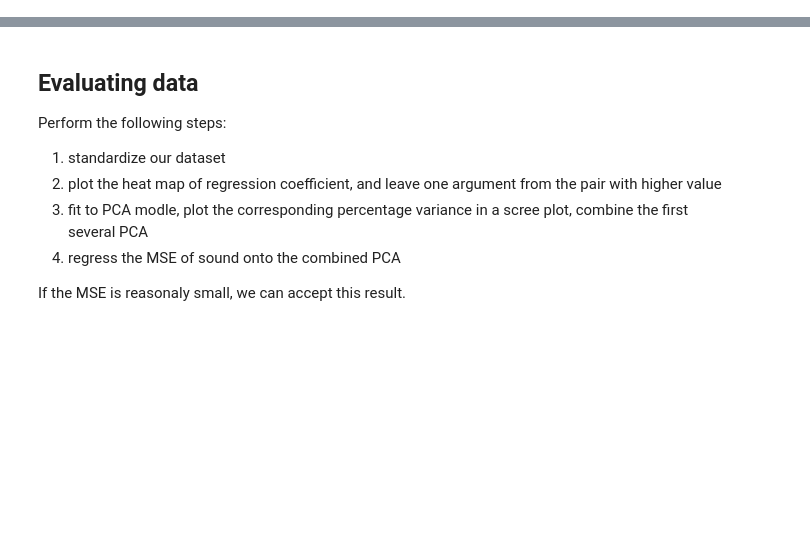
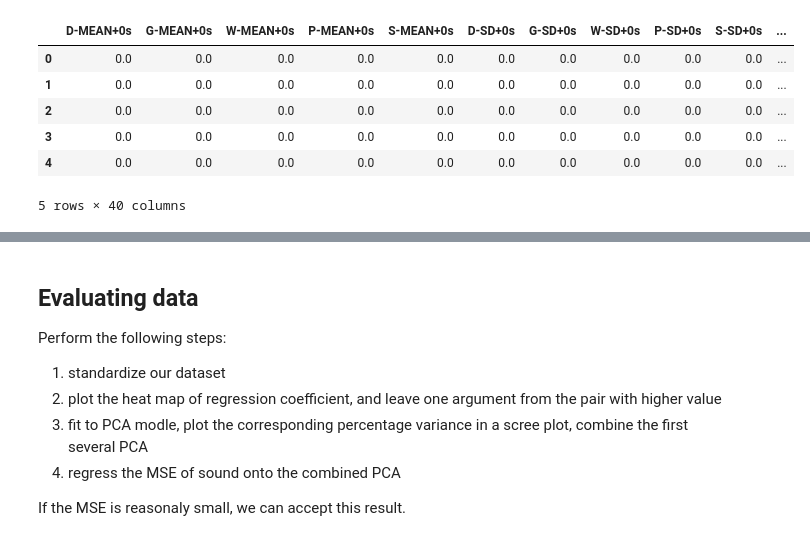
Before and after one commit to yhbcode000/AI-Vocaloid-Tuner, a Jupyter notebook: 1 Feasibility Test/feasibilityTest.ipynb, the cells around one changed output, grey strips where cells are left out. Drawn from its saved outputs; the diff is of its cells as text; code cells hidden in the pictures; blank space fills up the shorter version.

Commit message:
finish xml resolver

```diff
--- a/1 Feasibility Test/feasibilityTest.ipynb
+++ b/1 Feasibility Test/feasibilityTest.ipynb
@@ -34,0 +33,2 @@ VocaloidDataDict = resolver.getFormatedVocaloidDataInDict()
+# %%
+VocaloidDataDfs = [resolver.loadFormatedVocaloidData() for resolver in resolverList]
@@ -34,0 +44,6 @@ VocaloidDataDict = resolver.getFormatedVocaloidDataInDict()
+# %%
+import pandas as pd
+VocaloidDataDf = pd.DataFrame()
+for VocaloidDataDfIndex in range(len(VocaloidDataDfs)):
+    VocaloidDataDf = VocaloidDataDf.append(VocaloidDataDfs[VocaloidDataDfIndex])
+VocaloidDataDf.head()
@@ -34,0 +77,3 @@ VocaloidDataDict = resolver.getFormatedVocaloidDataInDict()
+# %%
+VocaloidDataDf = VocaloidDataDf.reset_index()
+VocaloidDataDf.columns
@@ -34,0 +93,37 @@ VocaloidDataDict = resolver.getFormatedVocaloidDataInDict()
+# %%
+import numpy as np
+
+# mean with 0s
+continuousArgsDf = pd.DataFrame()
+continuousArgsDf = VocaloidDataDf[["D","G","W","P","S"]].applymap(np.mean)
+continuousArgsDf.columns = continuousArgsDf.columns.map(lambda x : x+("-MEAN+0s"))
+
+# sd with 0s
+continuousArgsDfTemp = VocaloidDataDf[["D","G","W","P","S"]].applymap(np.std)
+continuousArgsDfTemp.columns = continuousArgsDfTemp.columns.map(lambda x : x+("-SD+0s"))
+continuousArgsDf = continuousArgsDf.join(continuousArgsDfTemp,on=continuousArgsDf.index)
+
+# without 0s
+
+def appendAspect(dict, continuousArgsDf):
+    for key in dict.keys():
+        continuousArgsDfTemp = VocaloidDataDf[["D","G","W","P","S"]].applymap(lambda x : dict[key]([i for i in x if i!=0]+[0]))
+        continuousArgsDfTemp.columns = continuousArgsDfTemp.columns.map(lambda x : x+(key))
+        continuousArgsDf = continuousArgsDf.join(continuousArgsDfTemp,on=continuousArgsDf.index)
+    return continuousArgsDf
+
+from scipy import stats
+
+aspectDict = {"-MEAN": np.mean,"-SD": np.std,"-MIN": np.min,"-MAX": np.max,"-MID": np.median,"-MOD": lambda x : stats.mode(x)[0][0]}
+
+continuousArgsDf = appendAspect(aspectDict,continuousArgsDf)
+
+continuousArgsDf.head()
+# %% [output]
+|  | D-MEAN+0s | G-MEAN+0s | W-MEAN+0s | P-MEAN+0s | S-MEAN+0s | D-SD+0s | G-SD+0s | W-SD+0s | P-SD+0s | S-SD+0s | ... |
+| 0 | 0.0 | 0.0 | 0.0 | 0.0 | 0.0 | 0.0 | 0.0 | 0.0 | 0.0 | 0.0 | ... |
+| 1 | 0.0 | 0.0 | 0.0 | 0.0 | 0.0 | 0.0 | 0.0 | 0.0 | 0.0 | 0.0 | ... |
+| 2 | 0.0 | 0.0 | 0.0 | 0.0 | 0.0 | 0.0 | 0.0 | 0.0 | 0.0 | 0.0 | ... |
+| 3 | 0.0 | 0.0 | 0.0 | 0.0 | 0.0 | 0.0 | 0.0 | 0.0 | 0.0 | 0.0 | ... |
+| 4 | 0.0 | 0.0 | 0.0 | 0.0 | 0.0 | 0.0 | 0.0 | 0.0 | 0.0 | 0.0 | ... |
+5 rows × 40 columns
```
Also changed, not shown: parts of 24 cells of this notebook, 15 other files.
